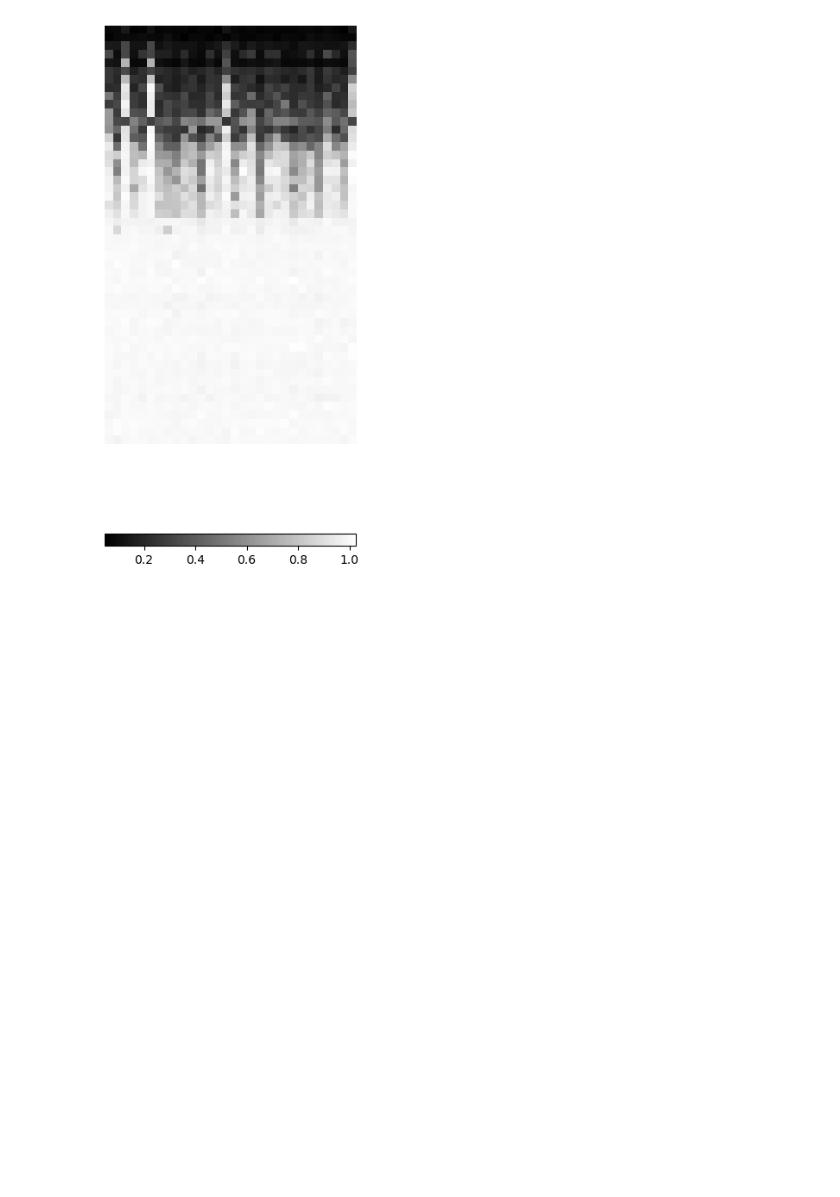
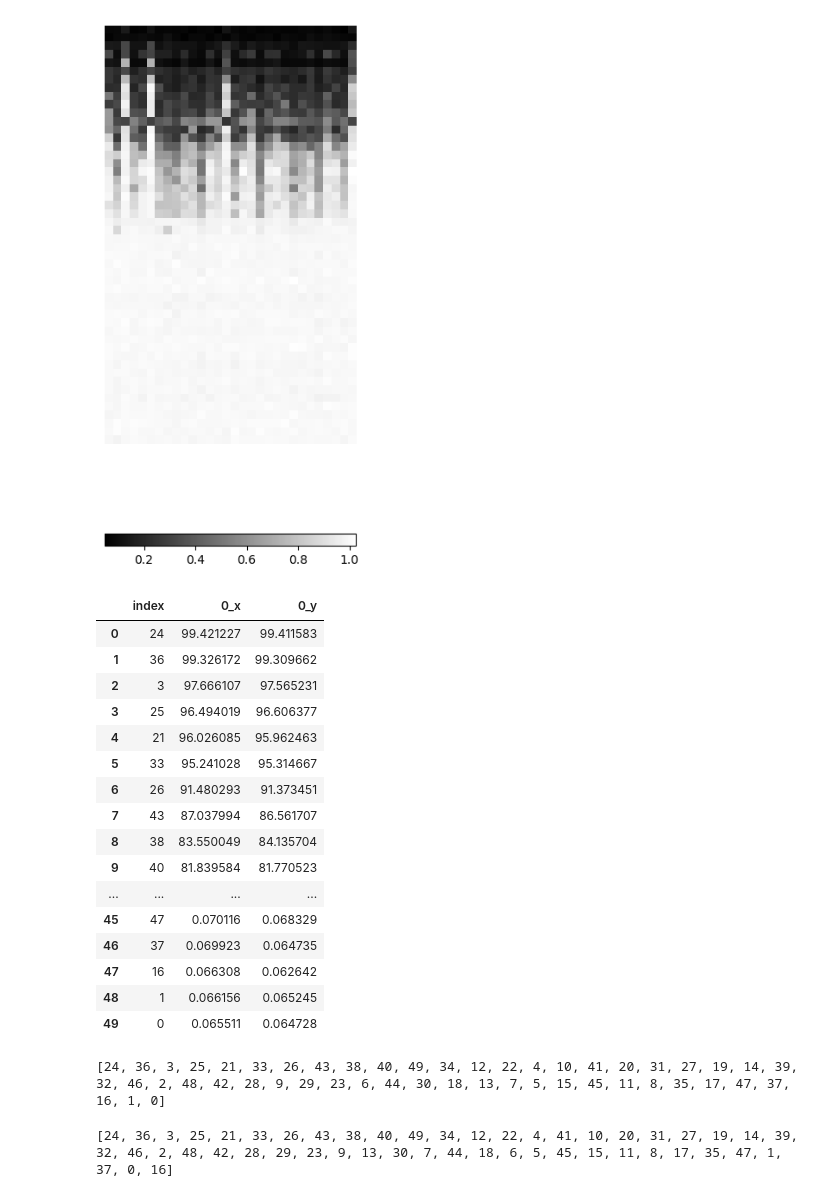
Before and after one commit to 77Michaux/VAE-HBN-MNIST, a Jupyter notebook: 02 - Display VAE results.ipynb, the cells around one changed output. Cells and saved outputs as stored; diff of their text form; code cells hidden in the pictures; blank space fills up the shorter version.

```diff
--- a/02 - Display VAE results.ipynb
+++ b/02 - Display VAE results.ipynb
@@ -226,0 +230,31 @@ Asquare_test[["index", "Tab"]].to_csv(r"results\Asquare\test.csv", sep = ";", in
+# %%
+Asquare_train = Asquare_train[["index", 0]]
+Asquare_test = Asquare_test[["index", 0]]
+
+Asquare_train.merge(Asquare_test, on="index")
+# %% [output]
+|  | index | 0_x | 0_y |
+| 0 | 24 | 99.421227 | 99.411583 |
+| 1 | 36 | 99.326172 | 99.309662 |
+| 2 | 3 | 97.666107 | 97.565231 |
+| 3 | 25 | 96.494019 | 96.606377 |
+| 4 | 21 | 96.026085 | 95.962463 |
+| 5 | 33 | 95.241028 | 95.314667 |
+| 6 | 26 | 91.480293 | 91.373451 |
+| 7 | 43 | 87.037994 | 86.561707 |
+| 8 | 38 | 83.550049 | 84.135704 |
+| 9 | 40 | 81.839584 | 81.770523 |
+| ... | ... | ... | ... |
+| 45 | 47 | 0.070116 | 0.068329 |
+| 46 | 37 | 0.069923 | 0.064735 |
+| 47 | 16 | 0.066308 | 0.062642 |
+| 48 | 1 | 0.066156 | 0.065245 |
+| 49 | 0 | 0.065511 | 0.064728 |
+# %%
+print(list(Asquare_train["index"]))
+# %% [output]
+[24, 36, 3, 25, 21, 33, 26, 43, 38, 40, 49, 34, 12, 22, 4, 10, 41, 20, 31, 27, 19, 14, 39, 32, 46, 2, 48, 42, 28, 9, 29, 23, 6, 44, 30, 18, 13, 7, 5, 15, 45, 11, 8, 35, 17, 47, 37, 16, 1, 0]
+# %%
+print(list(Asquare_test["index"]))
+# %% [output]
+[24, 36, 3, 25, 21, 33, 26, 43, 38, 40, 49, 34, 12, 22, 4, 41, 10, 20, 31, 27, 19, 14, 39, 32, 46, 2, 48, 42, 28, 29, 23, 9, 13, 30, 7, 44, 18, 6, 5, 45, 15, 11, 8, 17, 35, 47, 1, 37, 0, 16]
```
Also changed, not shown: parts of 17 cells of this notebook.
